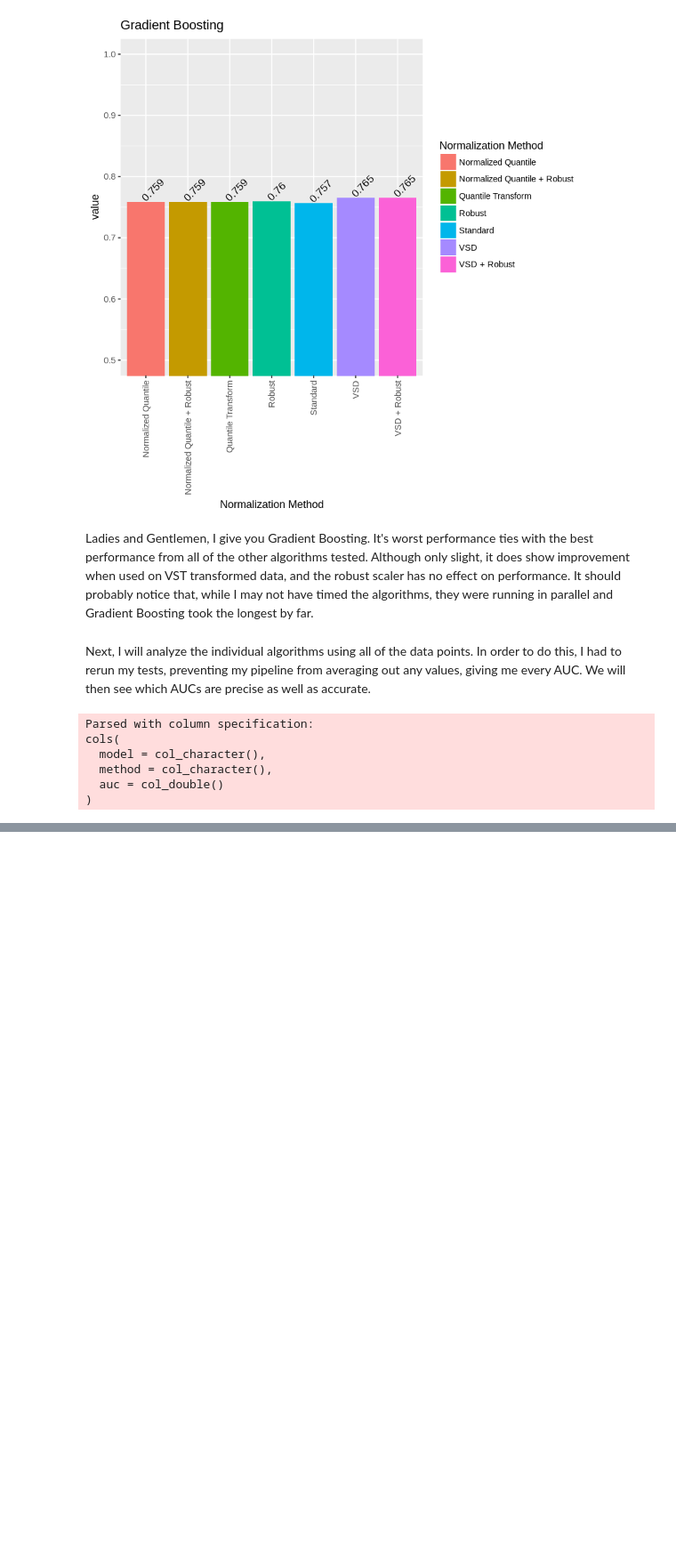
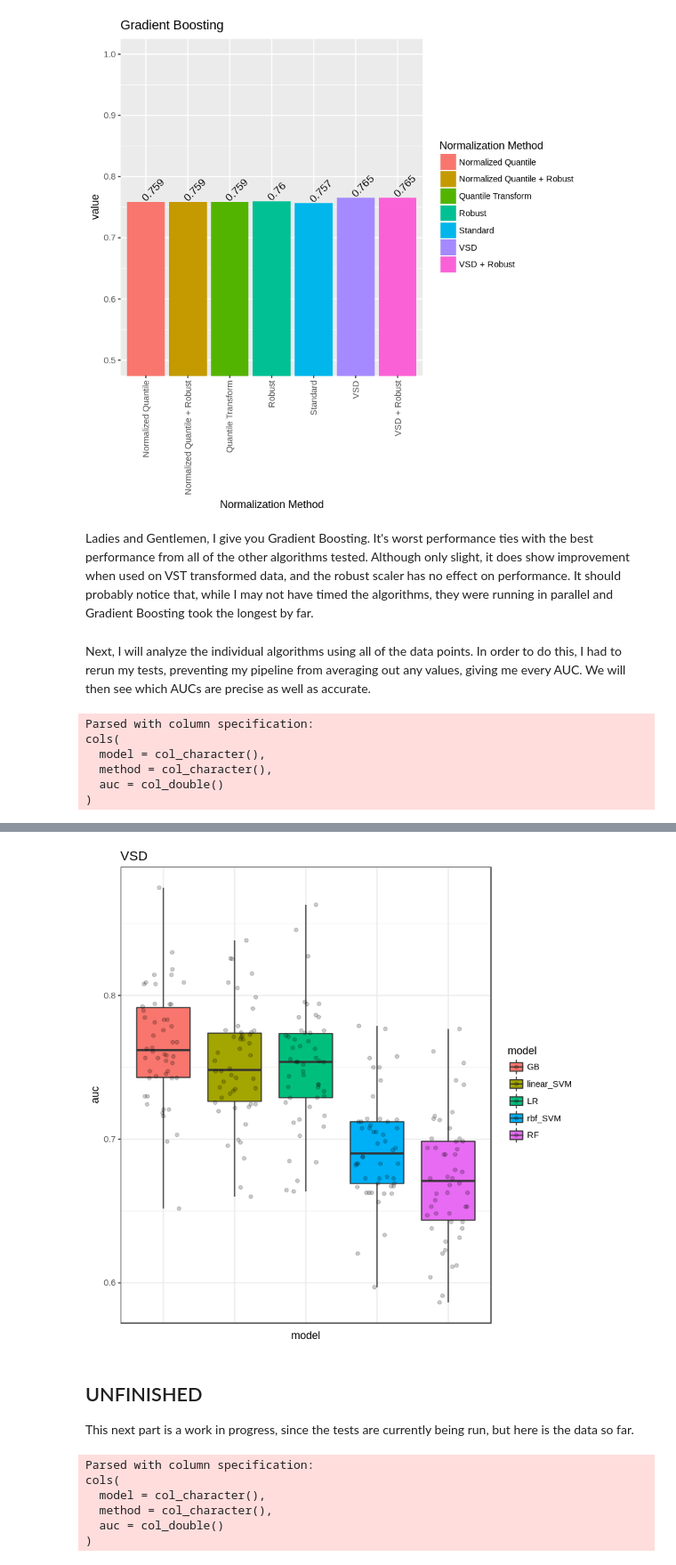
Before and after one commit to zence/SCCR, a Jupyter notebook: notebooks/scaling_methods_p3.ipynb, the cells around one changed output, grey strips where cells are left out. Shown at 89% size. Saved outputs shown, nothing was run; the diff lists cells and outputs as text; code cells hidden in the pictures; blank space fills up the shorter version.

```diff
--- a/notebooks/scaling_methods_p3.ipynb
+++ b/notebooks/scaling_methods_p3.ipynb
@@ -208,0 +224,24 @@ ggbox
+# %%
+gbox <- ggplot(raw_aucs[which(raw_aucs$method == "vsd"),], aes(x = model, y = auc, fill = model))
+ggbox <- gbox + geom_boxplot(coef = 25) + geom_jitter(width = .3, alpha = .2) +
+            theme_bw() +
+            labs(title = "VSD") +
+            theme(axis.ticks.x = element_blank(),
+                  axis.text.x = element_blank())
+
+ggbox
+# %% [output]
+[figure, added]
+# %% [markdown]
+## UNFINISHED
+
+This next part is a work in progress, since the tests are currently being run, but here is the data so far.
+# %%
+raw_aucs_params <- as.data.frame(read_tsv("../results/AUC/raw_aucs_params.tsv"))
+# %% [output]
+Parsed with column specification:
+cols(
+  model = col_character(),
+  method = col_character(),
+  auc = col_double()
+)
```
Also changed, not shown: parts of 8 cells of this notebook.
